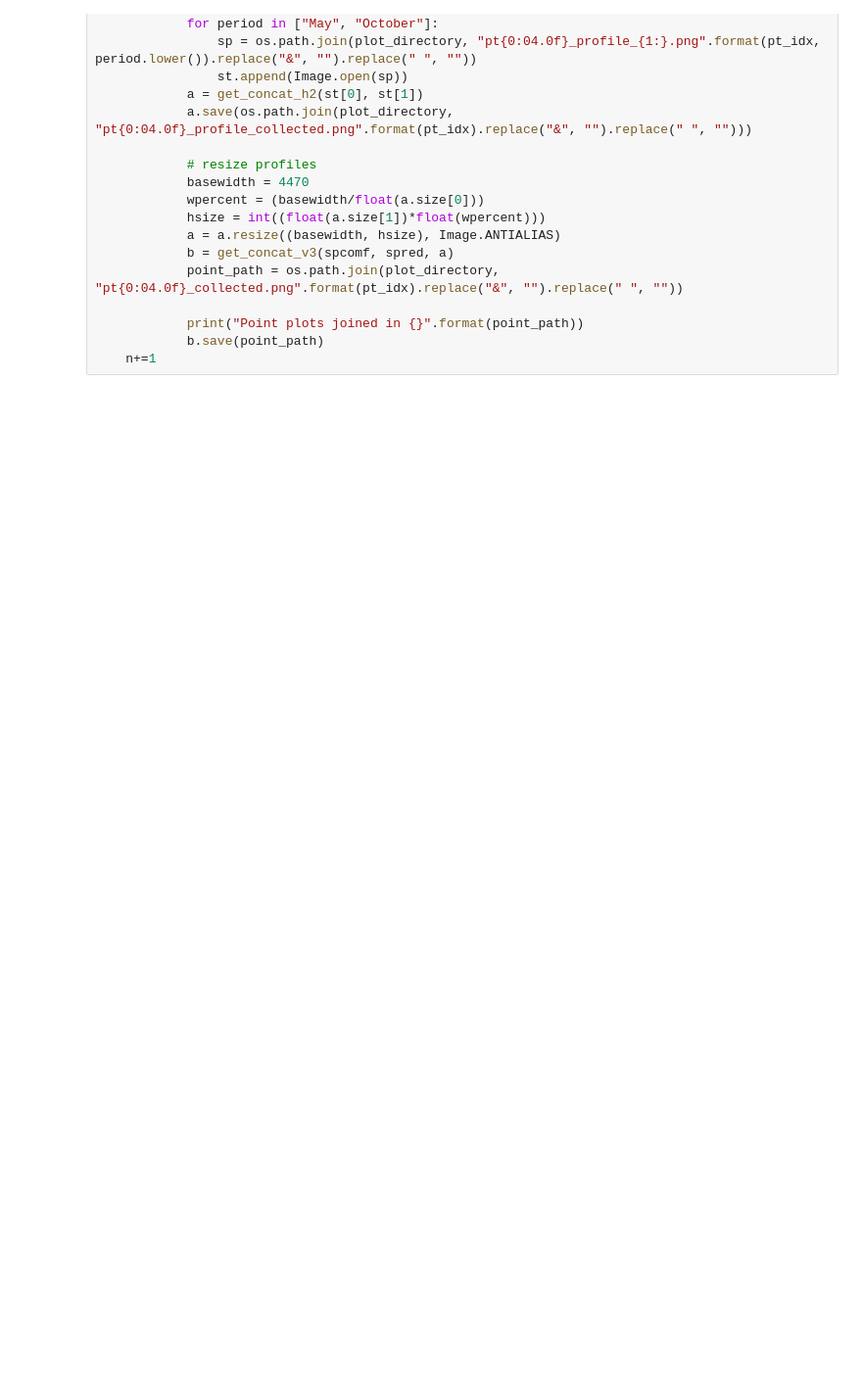
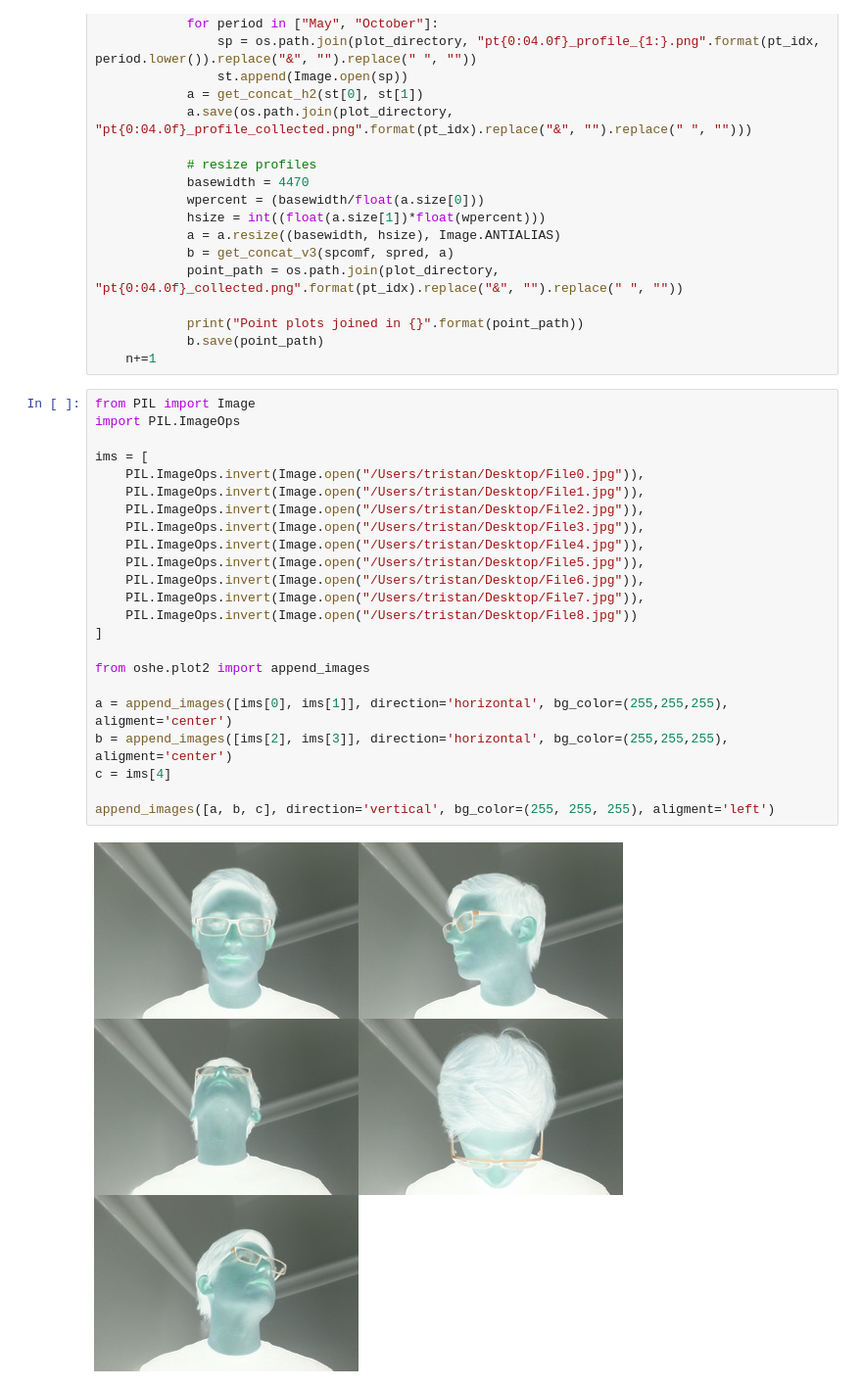
Before and after one commit to tg359/oshe, a Jupyter notebook: Postprocess.ipynb, the cells around one changed output. Shown at 98% size. Saved outputs shown, nothing was run; the diff lists cells and outputs as text; blank space fills up the shorter version.

Commit message:
Added image tiling

```diff
--- a/Postprocess.ipynb
+++ b/Postprocess.ipynb
@@ -529,3 +510,28 @@ for k, v in d.items():
             print("Point plots joined in {}".format(point_path))
             b.save(point_path)
     n+=1
+# %%
+from PIL import Image
+import PIL.ImageOps
+
+ims = [
+    PIL.ImageOps.invert(Image.open("/Users/tristan/Desktop/File0.jpg")),
+    PIL.ImageOps.invert(Image.open("/Users/tristan/Desktop/File1.jpg")),
+    PIL.ImageOps.invert(Image.open("/Users/tristan/Desktop/File2.jpg")),
+    PIL.ImageOps.invert(Image.open("/Users/tristan/Desktop/File3.jpg")),
+    PIL.ImageOps.invert(Image.open("/Users/tristan/Desktop/File4.jpg")),
+    PIL.ImageOps.invert(Image.open("/Users/tristan/Desktop/File5.jpg")),
+    PIL.ImageOps.invert(Image.open("/Users/tristan/Desktop/File6.jpg")),
+    PIL.ImageOps.invert(Image.open("/Users/tristan/Desktop/File7.jpg")),
+    PIL.ImageOps.invert(Image.open("/Users/tristan/Desktop/File8.jpg"))
+]
+
+from oshe.plot2 import append_images
+
+a = append_images([ims[0], ims[1]], direction='horizontal', bg_color=(255,255,255), aligment='center')
+b = append_images([ims[2], ims[3]], direction='horizontal', bg_color=(255,255,255), aligment='center')
+c = ims[4]
+
+append_images([a, b, c], direction='vertical', bg_color=(255, 255, 255), aligment='left')
+# %% [output]
+[figure, added]
```
Also changed, not shown: parts of 2 cells of this notebook, 2 other files.
